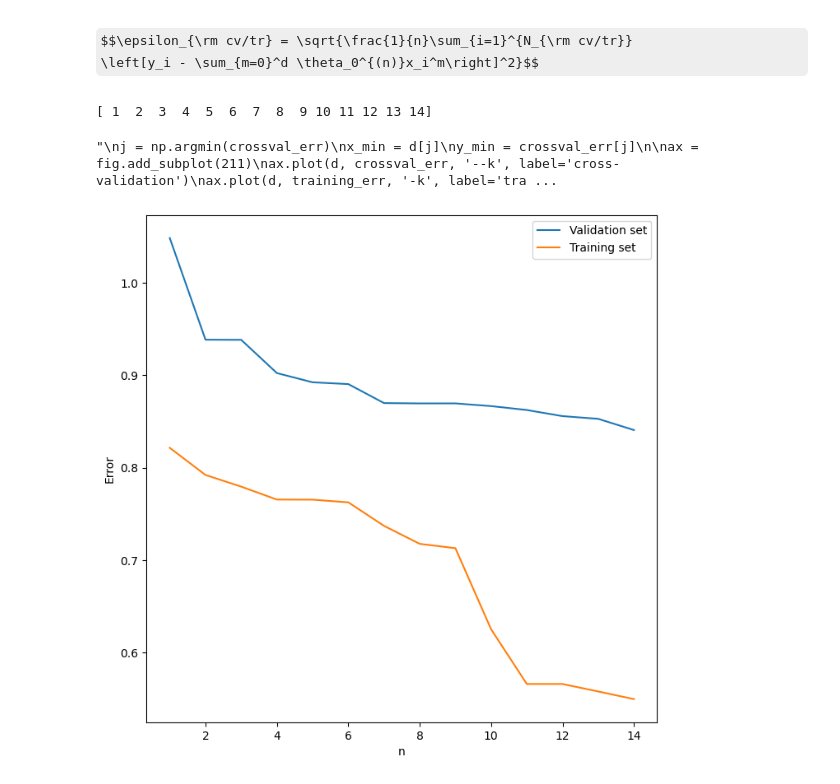
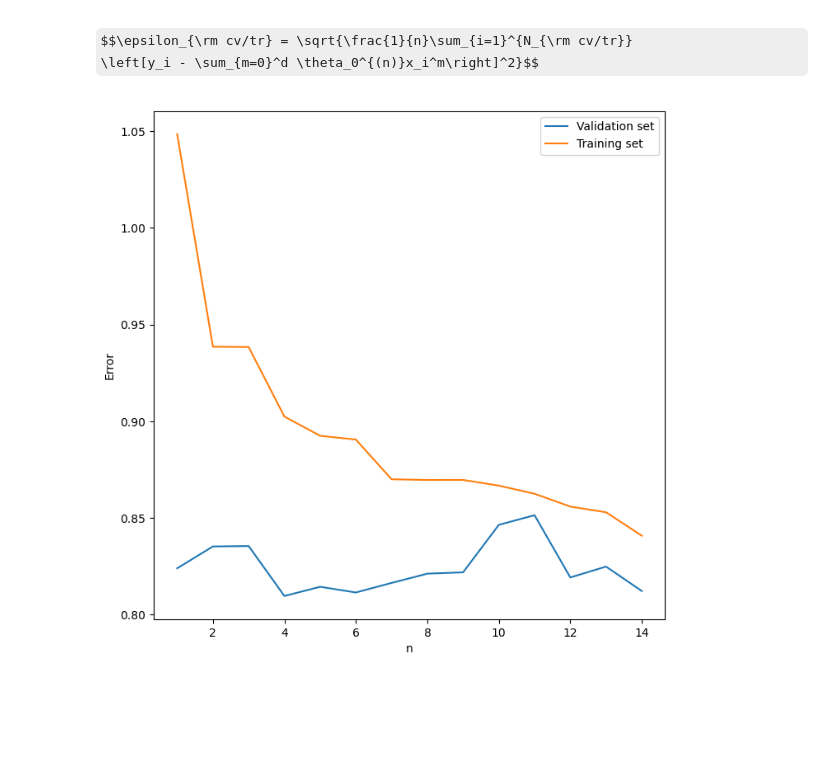
Before and after one commit to SimoneRestuccia/astrostatistics_bicocca_2024, a Jupyter notebook: working/L_17_01.ipynb, the cells around one changed output. Saved outputs shown, nothing was run; the diff lists cells and outputs as text; code cells hidden in the pictures; some formulas as TeX source; blank space fills up the shorter version.

```diff
--- a/working/L_17_01.ipynb
+++ b/working/L_17_01.ipynb
@@ -112,67 +114,32 @@ plt.ylim(35,50);
 $$\epsilon_{\rm cv/tr} = \sqrt{\frac{1}{n}\sum_{i=1}^{N_{\rm cv/tr}}
   \left[y_i - \sum_{m=0}^d \theta_0^{(n)}x_i^m\right]^2}$$
 # %%
-def rms_error(x, y, dy, degree):
+def rms_error(x_t, y_t, dy_t, x_c, y_c, degree):
     model = PolynomialRegression(degree)
-    model.fit(x, y, dy)
-    y_pred = model.predict(x)
-    return np.sqrt(np.sum((y - y_pred) ** 2)/len(y))
+    model.fit(x_t, y_t, dy_t)
+    y_pred_t = model.predict(x_t)
+    y_pred_c = model.predict(x_c)
+    rms_train = np.sqrt(np.sum((y_t - y_pred_t) ** 2)/len(y_t))
+    rms_cross = np.sqrt(np.sum((y_c - y_pred_c) ** 2)/len(y_c))
+    return rms_train, rms_cross
 # %%
 #d = np.arange(0, 21)
 nrange = np.arange(1,15)
-print(nrange)
+
 training_err = np.zeros(len(nrange))
 crossval_err = np.zeros(len(nrange))
 
 fig = plt.figure(figsize=(8, 8))
-#for i in range(len(d)):
 for n in nrange:
-    training_err[n-1] = rms_error(z_train, mu_train, dmu_train, n)
-    crossval_err[n-1] = rms_error(z_cross, mu_cross, dmu_cross, n)
+    training_err[n-1], crossval_err[n-1] = rms_error(z_train, mu_train, dmu_train, z_cross, mu_cross, n)
 
-plt.plot(nrange, training_err, label='Validation set')
-plt.plot(nrange, crossval_err, label='Training set')
+plt.plot(nrange, crossval_err, label='Validation set')
+plt.plot(nrange, training_err, label='Training set')
 
 plt.xlabel('n')
 plt.ylabel('Error')
 plt.legend();
-
-'''
-j = np.argmin(crossval_err)
-x_min = d[j]
-y_min = crossval_err[j]
-
-ax = fig.add_subplot(211)
-ax.plot(d, crossval_err, '--k', label='cross-validation')
-ax.plot(d, training_err, '-k', label='training')
-#ax.plot(d, 0.1 * np.ones(d.shape), ':k')
-
-#ax.set_xlim(0, 14)
-#ax.set_ylim(0, 0.8)
-
-ax.set_xlabel('polynomial degree')
-ax.set_ylabel('rms error')
-ax.legend(loc=2)
-
-ax = fig.add_subplot(212)
-ax.plot(d, crossval_err, '--k', label='cross-validation')
-ax.plot(d, training_err, '-k', label='training')
-plt.plot(x_min, y_min, marker='X', c='r')
-
-ax.set_xlim(0, 10)
-#ax.set_ylim(1.5, 2)
-
-ax.legend(loc=2)
-ax.set_xlabel('polynomial degree')
-ax.set_ylabel('rms error')
-
-plt.show()
-
-print('The minimum value of the curve corresponds to a polinomy of %i degree , which is the best fit choice.' %(x_min))
-'''
 # %% [output]
-[ 1  2  3  4  5  6  7  8  9 10 11 12 13 14]
-"\nj = np.argmin(crossval_err)\nx_min = d[j]\ny_min = crossval_err[j]\n\nax = fig.add_subplot(211)\nax.plot(d, crossval_err, '--k', label='cross-validation')\nax.plot(d, training_err, '-k', label='tra ...
-[figure, old version]
+[figure, new version]
 # %%
 plt.errorbar(z_sample, mu_sample, dmu, fmt='.k', ecolor='gray', lw=1,label='data')
```
Also changed, not shown: parts of 9 cells of this notebook, 1 other file.
